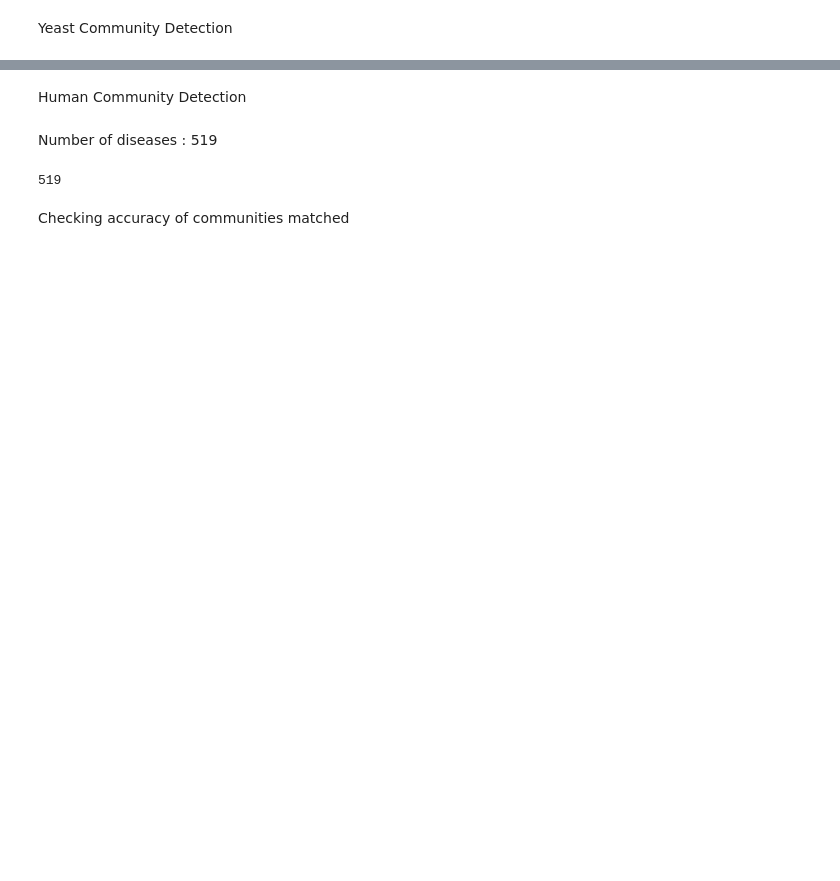
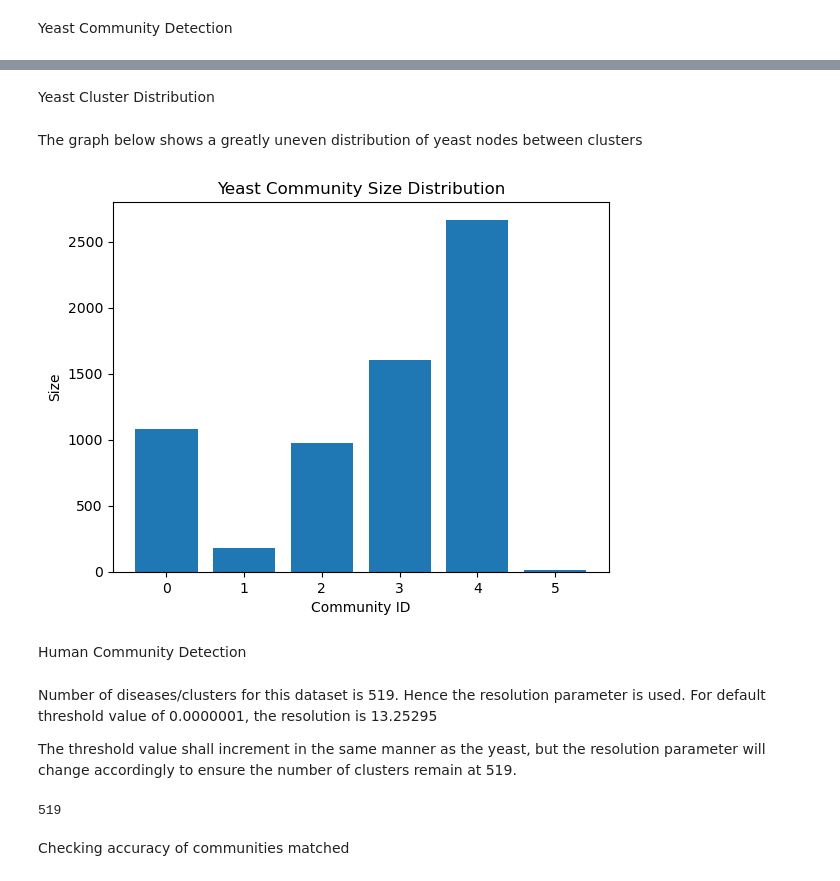
Before and after one commit to itmorgan/SC4200-Proj-One, a Jupyter notebook: louvain.ipynb, the cells around one changed output, grey strips where cells are left out. Saved outputs shown, nothing was run; the diff lists cells and outputs as text; code cells hidden in the pictures; blank space fills up the shorter version.

Commit message:
louvain update
1. added PCA visualization
2. added notes on parameter testing

```diff
--- a/louvain.ipynb
+++ b/louvain.ipynb
@@ -61,7 +69,29 @@ for community in yeast_grps:
+# %% [markdown]
+Yeast Cluster Distribution
+# %% [markdown]
+The graph below shows a greatly uneven distribution of yeast nodes between clusters
+# %%
+yeast_df = pd.DataFrame()
+yeast_df['Community ID'] = range(len(yeast_grps))
+yeast_df['Members'] = None
+
+for idx, community in enumerate(yeast_grps):
+    yeast_df.at[idx, 'Members'] = list(community)
+    yeast_df.at[idx, 'Size'] = len(community)
+
+plt.bar(yeast_df['Community ID'], yeast_df['Size'])
+plt.xlabel('Community ID')
+plt.ylabel('Size')
+plt.title('Yeast Community Size Distribution')
+plt.show()
+# %% [output]
+[figure, added]
 # %% [markdown]
 Human Community Detection
 # %% [markdown]
-Number of diseases : 519
+Number of diseases/clusters for this dataset is 519. Hence the resolution parameter is used. For default threshold value of 0.0000001, the resolution is 13.25295
+
+The threshold value shall increment in the same manner as the yeast, but the resolution parameter will change accordingly to ensure the number of clusters remain at 519.
 # %%
 human_grps = nx.community.louvain_communities(G_human, resolution=13.25295, seed=42)
 print(len(human_grps))
```
Also changed, not shown: parts of 13 cells of this notebook, 1 other file.
